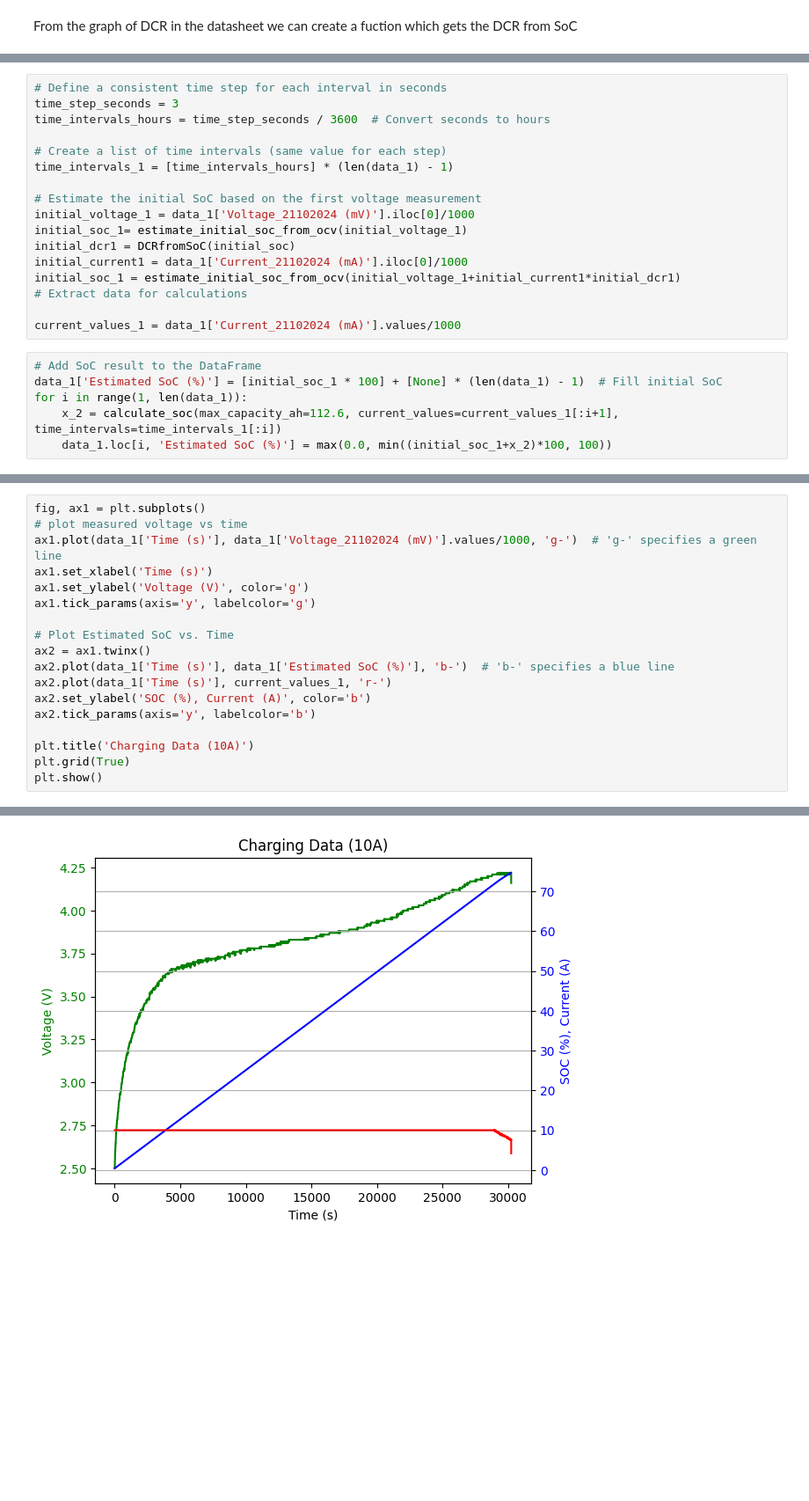
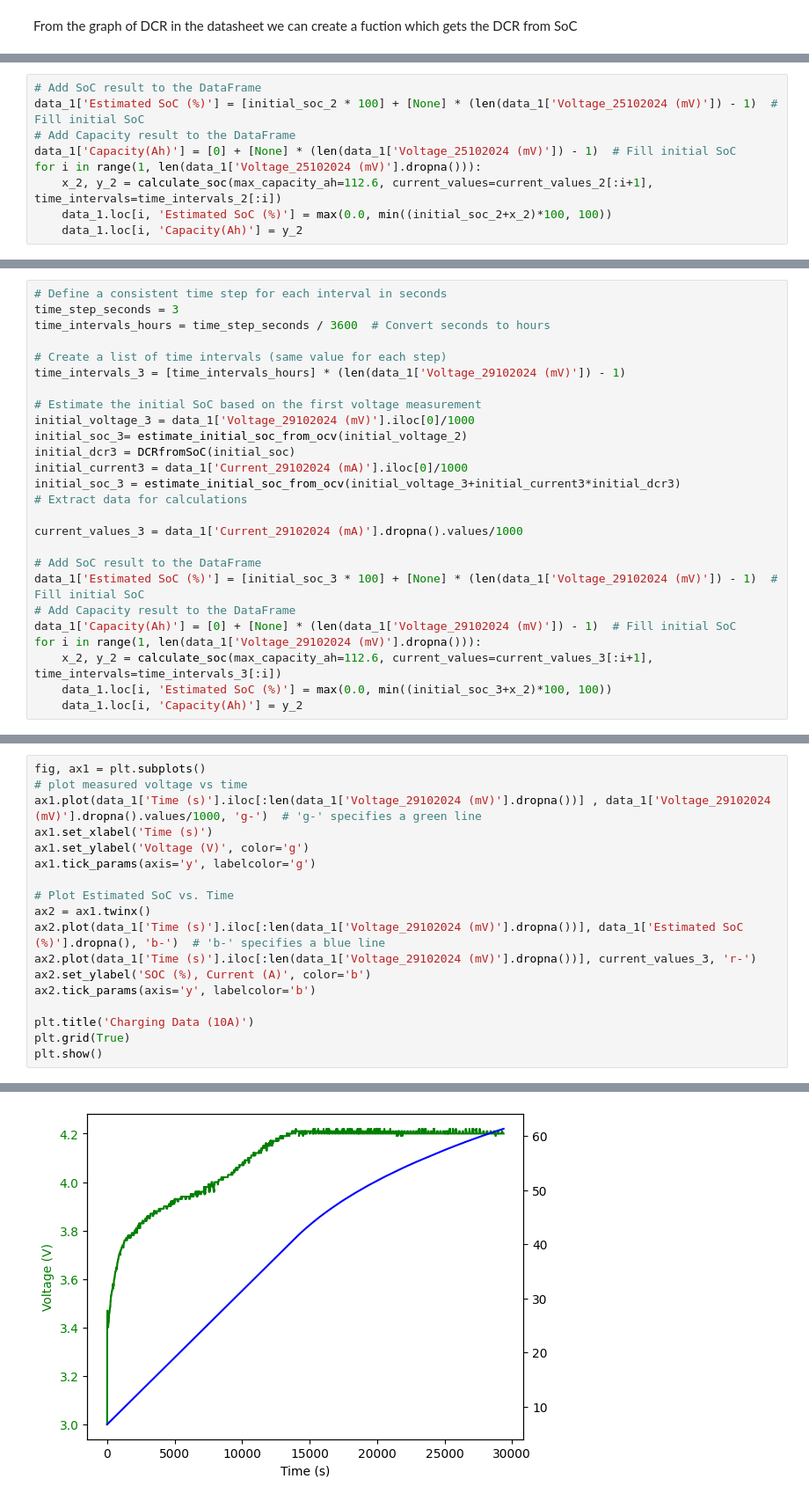
Before and after one commit to itbdelaboprogramming/BMS, a Jupyter notebook: Project_N-ePower/SOC_20241116.ipynb, the cells around one changed output, grey strips where cells are left out. Shown at 88% size. Saved outputs shown, nothing was run; the diff lists cells and outputs as text; blank space fills up the shorter version.

```diff
--- a/Project N-ePower/SOC_20241116.ipynb
+++ b/Project_N-ePower/SOC_20241116.ipynb
@@ -435,0 +443,9 @@ Time_2 = data_1['Time (s)'].values
+# %%
+# Add SoC result to the DataFrame
+data_1['Estimated SoC (%)'] = [initial_soc_2 * 100] + [None] * (len(data_1['Voltage_25102024 (mV)']) - 1)  # Fill initial SoC
+# Add Capacity result to the DataFrame
+data_1['Capacity(Ah)'] = [0] + [None] * (len(data_1['Voltage_25102024 (mV)']) - 1)  # Fill initial SoC
+for i in range(1, len(data_1['Voltage_25102024 (mV)'].dropna())):
+    x_2, y_2 = calculate_soc(max_capacity_ah=112.6, current_values=current_values_2[:i+1], time_intervals=time_intervals_2[:i])
+    data_1.loc[i, 'Estimated SoC (%)'] = max(0.0, min((initial_soc_2+x_2)*100, 100))
+    data_1.loc[i, 'Capacity(Ah)'] = y_2
@@ -464,20 +493,23 @@ time_step_seconds = 3
 time_intervals_hours = time_step_seconds / 3600  # Convert seconds to hours
 
 # Create a list of time intervals (same value for each step)
-time_intervals_1 = [time_intervals_hours] * (len(data_1) - 1)
+time_intervals_3 = [time_intervals_hours] * (len(data_1['Voltage_29102024 (mV)']) - 1)
 
 # Estimate the initial SoC based on the first voltage measurement
-initial_voltage_1 = data_1['Voltage_21102024 (mV)'].iloc[0]/1000
-initial_soc_1= estimate_initial_soc_from_ocv(initial_voltage_1)
-initial_dcr1 = DCRfromSoC(initial_soc)
-initial_current1 = data_1['Current_21102024 (mA)'].iloc[0]/1000
-initial_soc_1 = estimate_initial_soc_from_ocv(initial_voltage_1+initial_current1*initial_dcr1)
+initial_voltage_3 = data_1['Voltage_29102024 (mV)'].iloc[0]/1000
+initial_soc_3= estimate_initial_soc_from_ocv(initial_voltage_2)
+initial_dcr3 = DCRfromSoC(initial_soc)
+initial_current3 = data_1['Current_29102024 (mA)'].iloc[0]/1000
+initial_soc_3 = estimate_initial_soc_from_ocv(initial_voltage_3+initial_current3*initial_dcr3)
 # Extract data for calculations
 
-current_values_1 = data_1['Current_21102024 (mA)'].values/1000
+current_values_3 = data_1['Current_29102024 (mA)'].dropna().values/1000
+
+# Add SoC result to the DataFrame
+data_1['Estimated SoC (%)'] = [initial_soc_3 * 100] + [None] * (len(data_1['Voltage_29102024 (mV)']) - 1)  # Fill initial SoC
+# Add Capacity result to the DataFrame
+data_1['Capacity(Ah)'] = [0] + [None] * (len(data_1['Voltage_29102024 (mV)']) - 1)  # Fill initial SoC
+for i in range(1, len(data_1['Voltage_29102024 (mV)'].dropna())):
+    x_2, y_2 = calculate_soc(max_capacity_ah=112.6, current_values=current_values_3[:i+1], time_intervals=time_intervals_3[:i])
+    data_1.loc[i, 'Estimated SoC (%)'] = max(0.0, min((initial_soc_3+x_2)*100, 100))
+    data_1.loc[i, 'Capacity(Ah)'] = y_2
-# %%
-# Add SoC result to the DataFrame
-data_1['Estimated SoC (%)'] = [initial_soc_1 * 100] + [None] * (len(data_1) - 1)  # Fill initial SoC
-for i in range(1, len(data_1)):
-    x_2 = calculate_soc(max_capacity_ah=112.6, current_values=current_values_1[:i+1], time_intervals=time_intervals_1[:i])
-    data_1.loc[i, 'Estimated SoC (%)'] = max(0.0, min((initial_soc_1+x_2)*100, 100))
@@ -498,15 +516,15 @@ KeyboardInterrupt:
 # %%
 fig, ax1 = plt.subplots()
 # plot measured voltage vs time
-ax1.plot(data_1['Time (s)'], data_1['Voltage_21102024 (mV)'].values/1000, 'g-')  # 'g-' specifies a green line
+ax1.plot(data_1['Time (s)'].iloc[:len(data_1['Voltage_29102024 (mV)'].dropna())] , data_1['Voltage_29102024 (mV)'].dropna().values/1000, 'g-')  # 'g-' specifies a green line
 ax1.set_xlabel('Time (s)')
 ax1.set_ylabel('Voltage (V)', color='g')
 ax1.tick_params(axis='y', labelcolor='g')
 
 # Plot Estimated SoC vs. Time
 ax2 = ax1.twinx()
-ax2.plot(data_1['Time (s)'], data_1['Estimated SoC (%)'], 'b-')  # 'b-' specifies a blue line
-ax2.plot(data_1['Time (s)'], current_values_1, 'r-')
+ax2.plot(data_1['Time (s)'].iloc[:len(data_1['Voltage_29102024 (mV)'].dropna())], data_1['Estimated SoC (%)'].dropna(), 'b-')  # 'b-' specifies a blue line
+ax2.plot(data_1['Time (s)'].iloc[:len(data_1['Voltage_29102024 (mV)'].dropna())], current_values_3, 'r-')
 ax2.set_ylabel('SOC (%), Current (A)', color='b')
 ax2.tick_params(axis='y', labelcolor='b')
 
@@ -517 +536 @@ plt.show()
-[figure, old version]
+[figure, new version]
```
Also changed, not shown: parts of 38 cells of this notebook, 9 other files.
